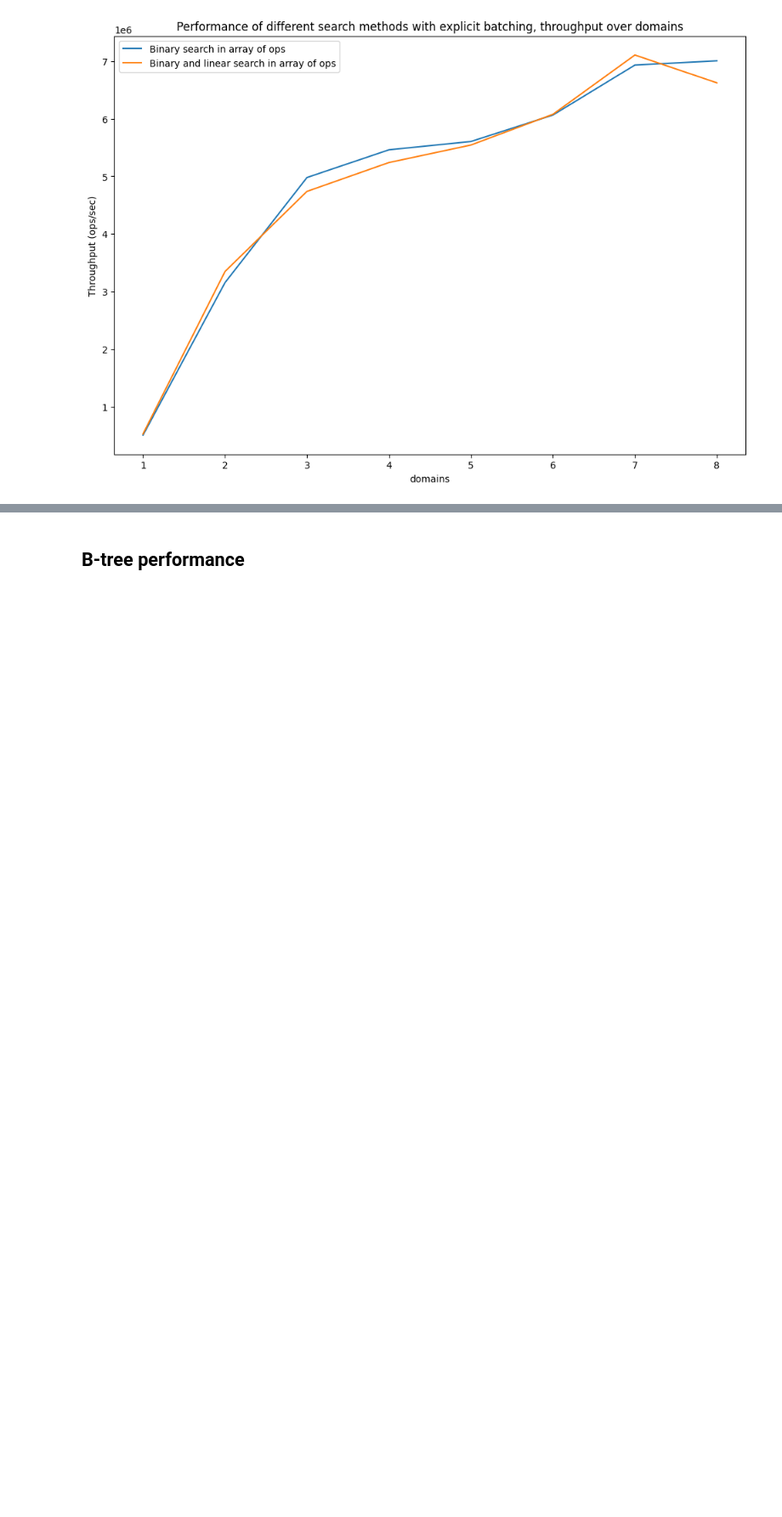
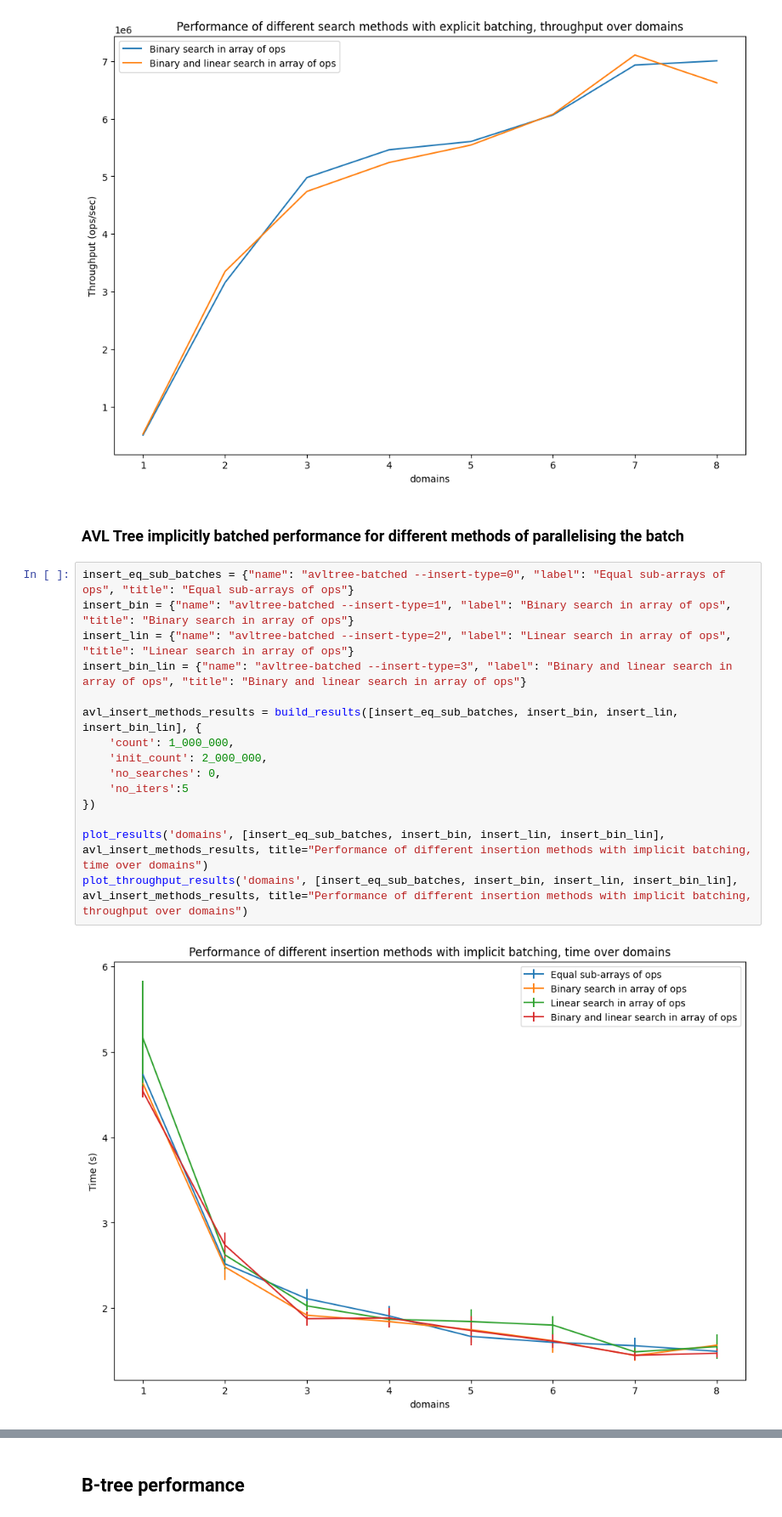
Before and after one commit to verse-lab/obatcher_ds, a Jupyter notebook: benchmark/new-trees.ipynb, the cells around one changed output, grey strips where cells are left out. Shown at 85% size. Drawn from its saved outputs; the diff is of its cells as text; blank space fills up the shorter version.

```diff
--- a/benchmark/new-trees.ipynb
+++ b/benchmark/new-trees.ipynb
@@ -83,3 +109,22 @@ plot_throughput_results('domains', [search_bin, search_bin_lin], avl_search_meth
 # %% [output]
 [figure]
 [figure]
+# %% [markdown]
+### AVL Tree implicitly batched performance for different methods of parallelising the batch
+# %%
+insert_eq_sub_batches = {"name": "avltree-batched --insert-type=0", "label": "Equal sub-arrays of ops", "title": "Equal sub-arrays of ops"}
+insert_bin = {"name": "avltree-batched --insert-type=1", "label": "Binary search in array of ops", "title": "Binary search in array of ops"}
+insert_lin = {"name": "avltree-batched --insert-type=2", "label": "Linear search in array of ops", "title": "Linear search in array of ops"}
+insert_bin_lin = {"name": "avltree-batched --insert-type=3", "label": "Binary and linear search in array of ops", "title": "Binary and linear search in array of ops"}
+
+avl_insert_methods_results = build_results([insert_eq_sub_batches, insert_bin, insert_lin, insert_bin_lin], {
+    'count': 1_000_000,
+    'init_count': 2_000_000,
+    'no_searches': 0,
+    'no_iters':5
+})
+
+plot_results('domains', [insert_eq_sub_batches, insert_bin, insert_lin, insert_bin_lin], avl_insert_methods_results, title="Performance of different insertion methods with implicit batching, time over domains")
+plot_throughput_results('domains', [insert_eq_sub_batches, insert_bin, insert_lin, insert_bin_lin], avl_insert_methods_results, title="Performance of different insertion methods with implicit batching, throughput over domains")
+# %% [output]
+[figure, added]
```
Also changed, not shown: parts of 6 cells of this notebook.
